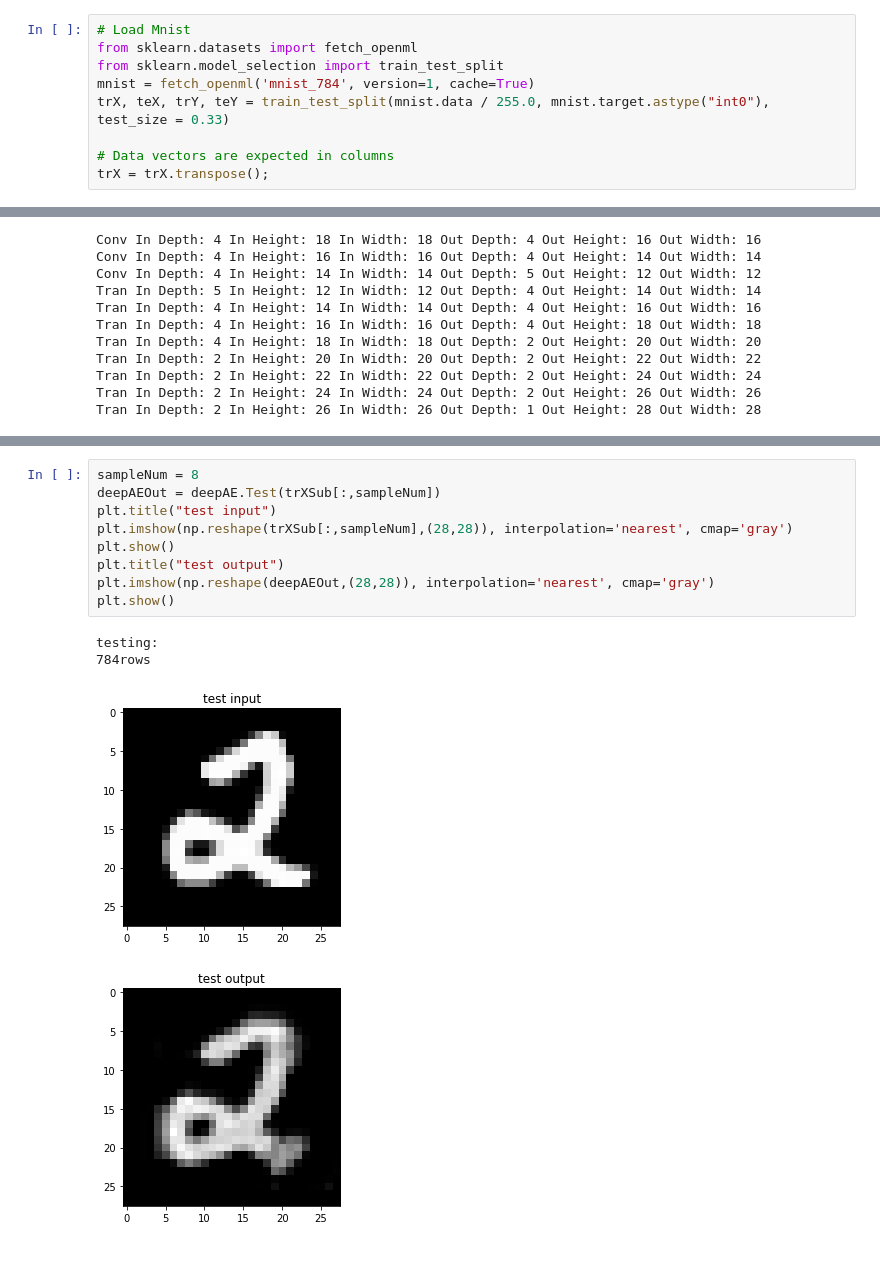
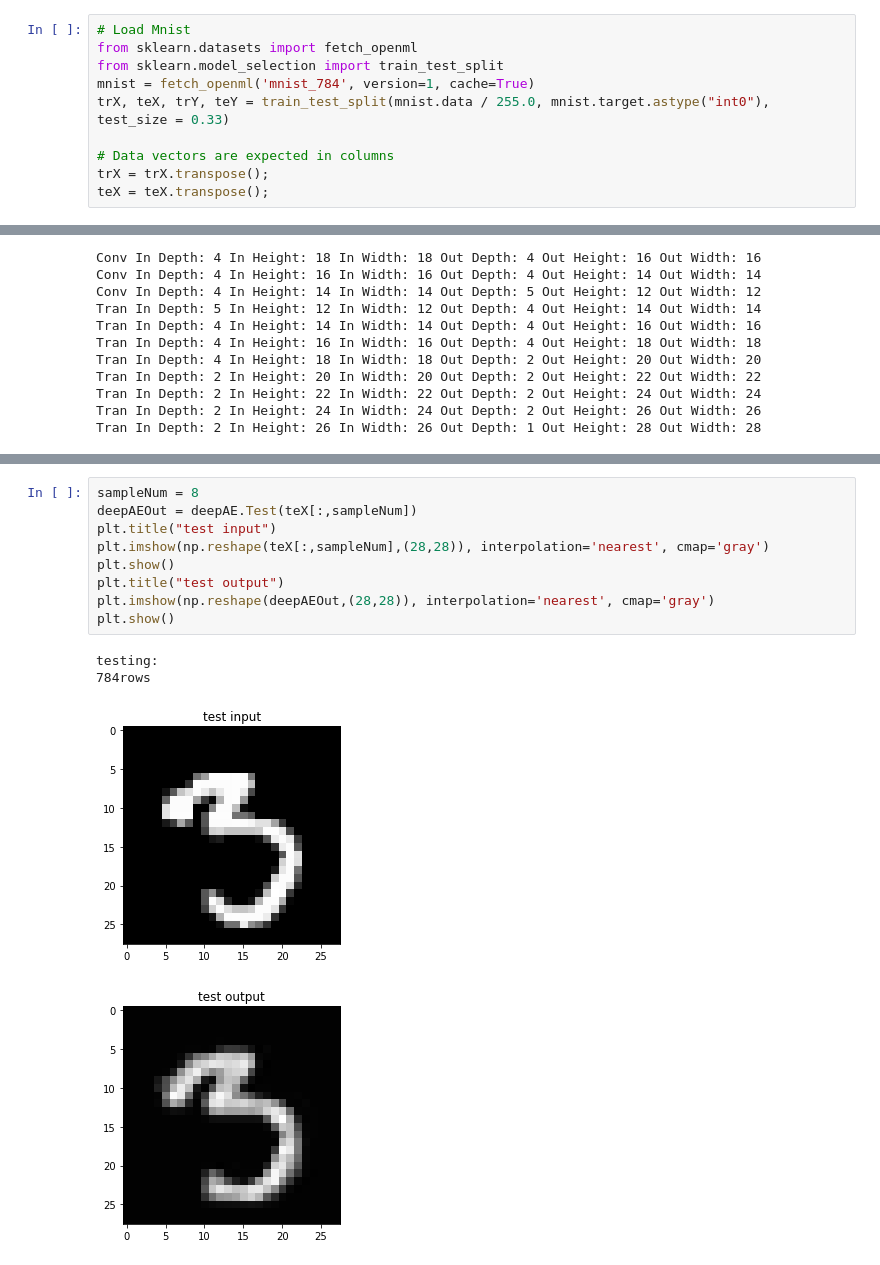
Before and after one commit to fontcala/libdl, a Jupyter notebook: python/AutoEncoder_MNIST_Test_Symmetric.ipynb, the cells around one changed output, grey strips where cells are left out. Saved outputs shown, nothing was run; the diff lists cells and outputs as text.

```diff
--- a/python/AutoEncoder_MNIST_Test_Symmetric.ipynb
+++ b/python/AutoEncoder_MNIST_Test_Symmetric.ipynb
@@ -33,6 +33,7 @@ trX, teX, trY, teY = train_test_split(mnist.data / 255.0, mnist.target.astype("i
 
 # Data vectors are expected in columns
 trX = trX.transpose();
+teX = teX.transpose();
 # %%
 # dataset properties
 print("Values per Image:", trX.shape[0])
@@ -92,17 +93,17 @@ Loss of a given sample at epoch: 199
 # %%
 sampleNum = 8
-deepAEOut = deepAE.Test(trXSub[:,sampleNum])
+deepAEOut = deepAE.Test(teX[:,sampleNum])
 plt.title("test input")
-plt.imshow(np.reshape(trXSub[:,sampleNum],(28,28)), interpolation='nearest', cmap='gray')
+plt.imshow(np.reshape(teX[:,sampleNum],(28,28)), interpolation='nearest', cmap='gray')
 plt.show()
 plt.title("test output")
 plt.imshow(np.reshape(deepAEOut,(28,28)), interpolation='nearest', cmap='gray')
 plt.show()
 # %% [output]
 testing:
 784rows
-[figure, old version]
+[figure, new version]
-[figure, old version]
+[figure, new version]
 # %%
 deepAEOut
 # %% [output]
```
Also changed, not shown: parts of 4 cells of this notebook, 22 other files.
